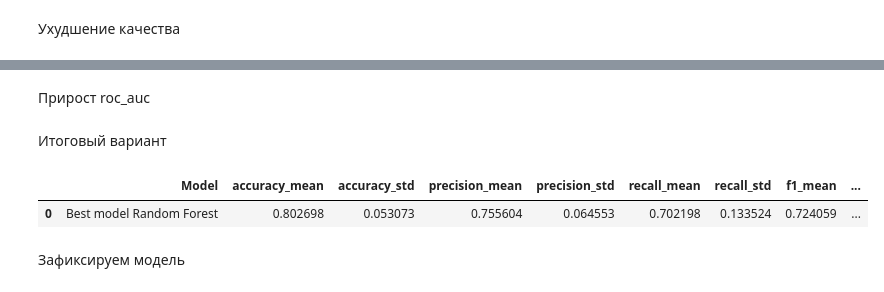
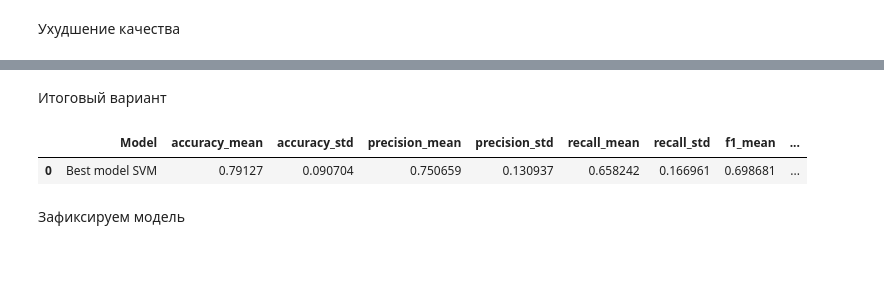
Before and after one commit to tirnish/titanic-ml, a Jupyter notebook: notebooks/03_modeling.ipynb, the cells around one changed output, grey strips where cells are left out. Drawn from its saved outputs; the diff is of its cells as text; code cells hidden in the pictures; blank space fills up the shorter version.

```diff
--- a/notebooks/03_modeling.ipynb
+++ b/notebooks/03_modeling.ipynb
@@ -39,7 +47,7 @@ num_pipeline = Pipeline([
     ('imputer', SimpleImputer(strategy='median')),
 ])
 
-fare_pipeline = Pipeline([
+log_pipeline = Pipeline([
     ('log', FunctionTransformer(np.log1p)),
 ])
 
@@ -50,7 +58,7 @@ cat_pipeline = Pipeline([
 
 preprocessor_tree = ColumnTransformer([
     ('num', num_pipeline, ['Age', 'SibSp', 'Parch', 'Pclass']),
-    ('fare', fare_pipeline, ['Fare']),
+    ('log', log_pipeline, ['Fare']),
     ('cat', cat_pipeline, ['Sex', 'Embarked'])
 ])
 # %% [markdown]
@@ -230,6 +229,4 @@ param_grid = {
 # %%
-from sklearn.model_selection import GridSearchCV
-
 grid = GridSearchCV(
     models['Logistic Regression'],
     param_grid,
@@ -238,10 +235,7 @@ grid = GridSearchCV(
     n_jobs=-1
 )
 
-grid.fit(
-    X_train,
-    y_train
-)
+grid.fit(X_train, y_train)
 
 print(grid.best_params_)
 print(f"{grid.best_score_:.3f}")
@@ -269,6 +257,4 @@ param_dist = {
 # %%
-from sklearn.model_selection import RandomizedSearchCV
-
 search = RandomizedSearchCV(
     models['SVM'],
     param_distributions=param_dist,
@@ -279,10 +265,7 @@ search = RandomizedSearchCV(
     n_jobs=-1
 )
 
-search.fit(
-    X_train,
-    y_train
-)
+search.fit(X_train, y_train)
 
 print(search.best_params_)
 print(f"{search.best_score_:.3f}")
@@ -784,52 +651,43 @@ print(f"Прирост roc_auc: {results['roc_auc_mean'].values[0] - results_bas
-# %% [markdown]
-Прирост roc_auc
 # %% [markdown]
 Итоговый вариант
 # %%
 num_pipeline = Pipeline([
     ('imputer', SimpleImputer(strategy='median')),
+    ('scaler', StandardScaler())
 ])
 
 log_pipeline = Pipeline([
     ('log', FunctionTransformer(np.log1p)),
-])
-
-pt_pipeline = Pipeline([
-    ('power_tr', PowerTransformer(method='yeo-johnson')),
+    ('scaler', StandardScaler())
 ])
 
 cat_pipeline = Pipeline([
     ('imputer', SimpleImputer(strategy='most_frequent')),
     ('encoder', OneHotEncoder(drop='first'))
 ])
 
-preprocessor_tree = ColumnTransformer([
-    ('num', num_pipeline, ['Age', 'Parch', 'Pclass']),
+preprocessor_scaled = ColumnTransformer([
+    ('num', num_pipeline, ['Age', 'SibSp', 'Parch', 'Pclass']),
     ('log', log_pipeline, ['Fare']),
-    ('pt', pt_pipeline, ['SibSp']),
     ('cat', cat_pipeline, ['Sex', 'Embarked'])
 ])
 
 models = {
-    'Best model Random Forest': Pipeline([
-        ('preprocessor', preprocessor_tree),
-        ('classifier', GradientBoostingClassifier(
-            subsample=1,
-            n_estimators=200,
-            min_samples_split=10,
-            min_samples_leaf=1,
-            max_depth=5,
-            learning_rate=0.01,
-            random_state=42
+    'Best model SVM': Pipeline([
+        ('preprocessor', preprocessor_scaled),
+        ('classifier', SVC(
+            kernel='linear',
+            gamma='auto',
+            C=0.1623776739188721
         ))
     ])
 }
 
-results = evaluate_models(models, X_train, y_train, cv, scoring)
-results
+results_base = evaluate_models(models, X_train, y_train, cv, scoring)
+results_base
 # %% [output]
 |  | Model | accuracy_mean | accuracy_std | precision_mean | precision_std | recall_mean | recall_std | f1_mean | ... |
-| 0 | Best model Random Forest | 0.802698 | 0.053073 | 0.755604 | 0.064553 | 0.702198 | 0.133524 | 0.724059 | ... |
+| 0 | Best model SVM | 0.79127 | 0.090704 | 0.750659 | 0.130937 | 0.658242 | 0.166961 | 0.698681 | ... |
 # %% [markdown]
 Зафиксируем модель
 # %%
```
Also changed, not shown: parts of 63 cells of this notebook, 6 other files.
